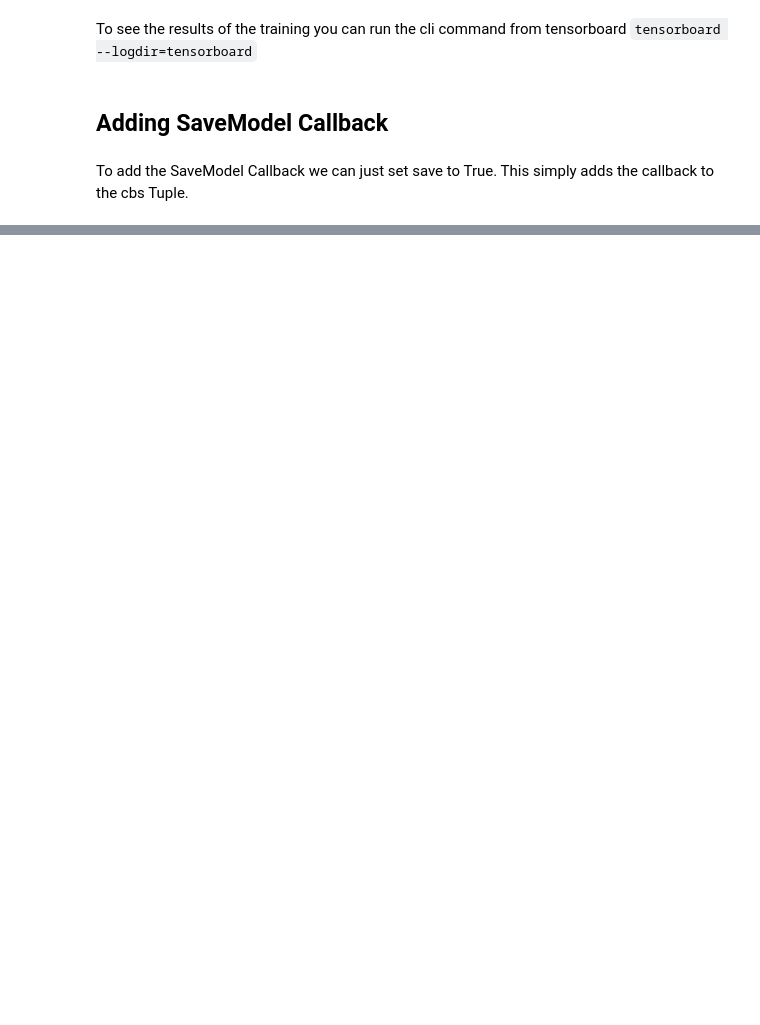
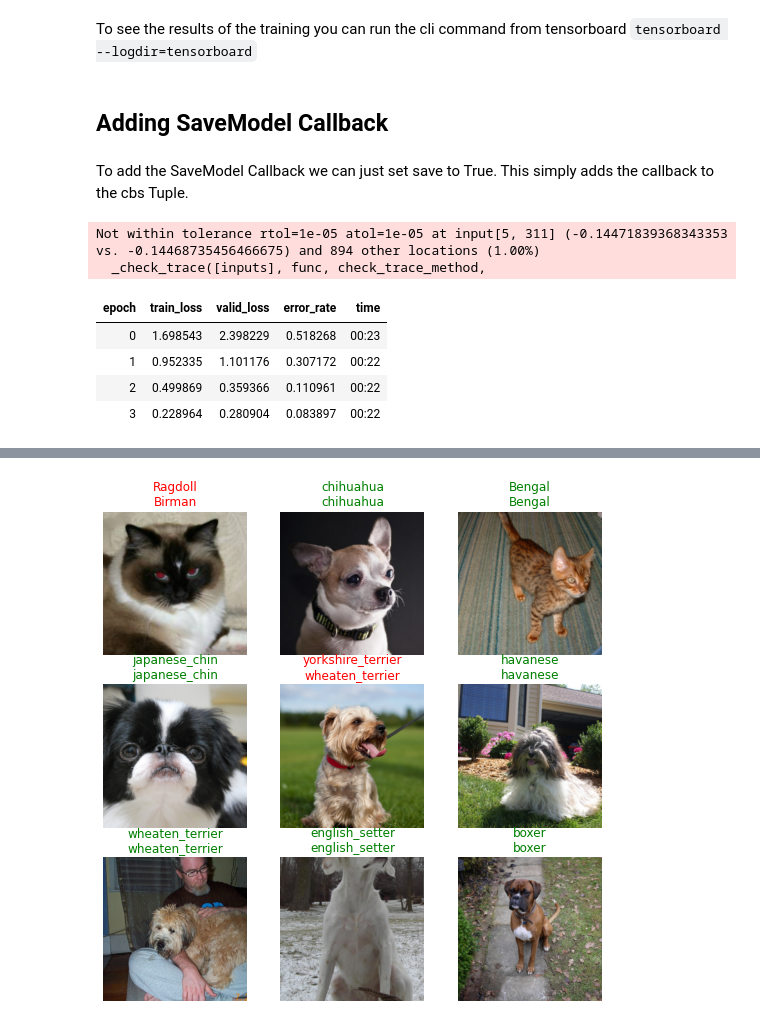
Before and after one commit to hoftherose/MiniML, a Jupyter notebook: nbs/Callbacks.Tensorboard.ipynb, the cells around one changed output, grey strips where cells are left out. Drawn from its saved outputs; the diff is of its cells as text; code cells hidden in the pictures; blank space fills up the shorter version.

Commit message:
TensorBoard full training

```diff
--- a/nbs/Callbacks.Tensorboard.ipynb
+++ b/nbs/Callbacks.Tensorboard.ipynb
@@ -47,4 +47,4 @@ Like all callback solutions, we need to add code to the training loop for Tensor
 Before this, we need to define the tensorboard directory and the project_id. The first defines where the TensorBoard project results will be stored, while the second will define which project we are currently working on.
 # %%
 project_id = "TensorboardCallback"
-tboard_path = Path('../tensorboard/' + project_id)
+tboard_path = Path('../tensorboard')
@@ -60,10 +60,11 @@ def group_callbacks(path:Path, save:bool):
     if save: return (tbcb, savecb)
     return (tbcb,)
 
-def train_with(epochs:int=4, path:Path=tboard_path, save:bool=False):
+def train_with(epochs:int=4, run_id:str=project_id, save:bool=False):
+    path = tboard_path/run_id
     cbs = group_callbacks(path,save)
     learner = Learner(dls, resnet34(pretrained=True), metrics=error_rate)
-    learner.fit_one_cycle(num_epochs, cbs=cbs)
+    learner.fit_one_cycle(epochs, cbs=cbs)
     learner.show_results()
     torch.cuda.empty_cache()
 # %%
@@ -90,5 +86,14 @@ To see the results of the training you can run the cli command from tensorboard
 # %% [markdown]
 To add the SaveModel Callback we can just set save to True. This simply adds the callback to the cbs Tuple.
 # %%
-# cbs = (tensorboard, savemodel)
-train_with(epochs=4, save=True)
+#save=True same as:
+#cbs=(tensorboard, savemodel)
+train_with(epochs=4, run_id=project_id+"_with_save", save=True)
+# %% [output]
+Not within tolerance rtol=1e-05 atol=1e-05 at input[5, 311] (-0.14471839368343353 vs. -0.14468735456466675) and 894 other locations (1.00%)
+  _check_trace([inputs], func, check_trace_method,
+| epoch | train_loss | valid_loss | error_rate | time |
+| 0 | 1.698543 | 2.398229 | 0.518268 | 00:23 |
+| 1 | 0.952335 | 1.101176 | 0.307172 | 00:22 |
+| 2 | 0.499869 | 0.359366 | 0.110961 | 00:22 |
+| 3 | 0.228964 | 0.280904 | 0.083897 | 00:22 |
@@ -94,0 +101 @@ train_with(epochs=4, save=True)
+[figure, added]
```
Also changed, not shown: parts of 6 cells of this notebook, 2 other files.
